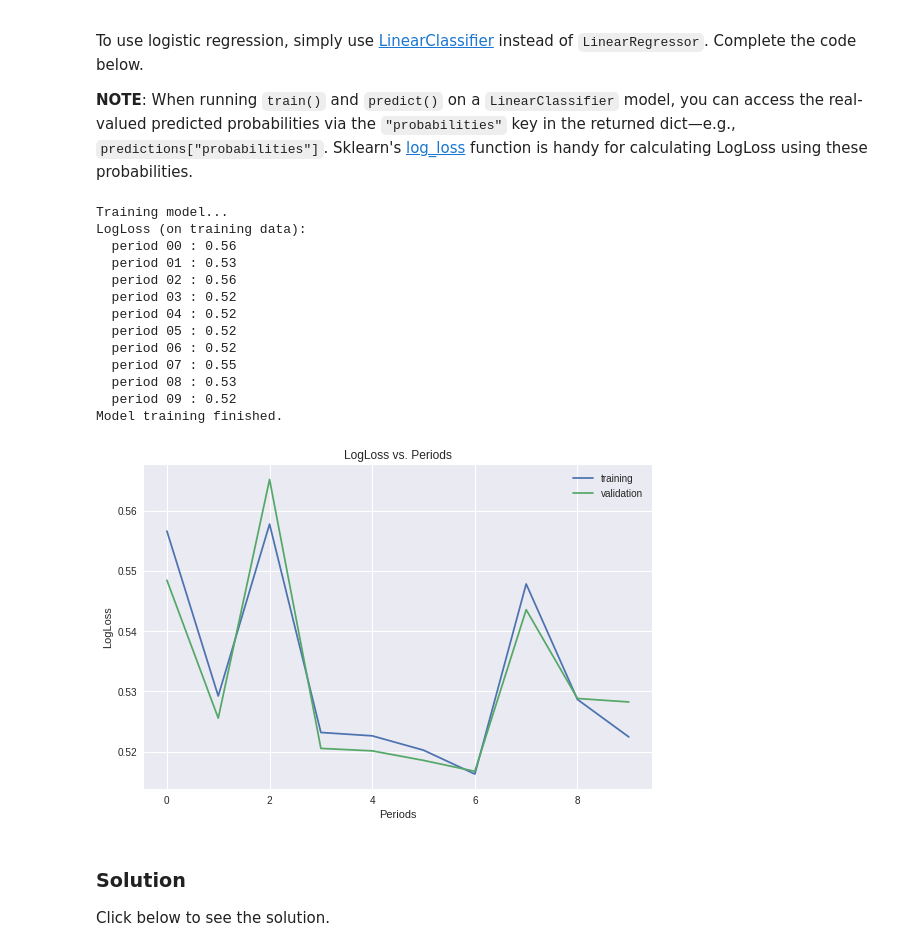
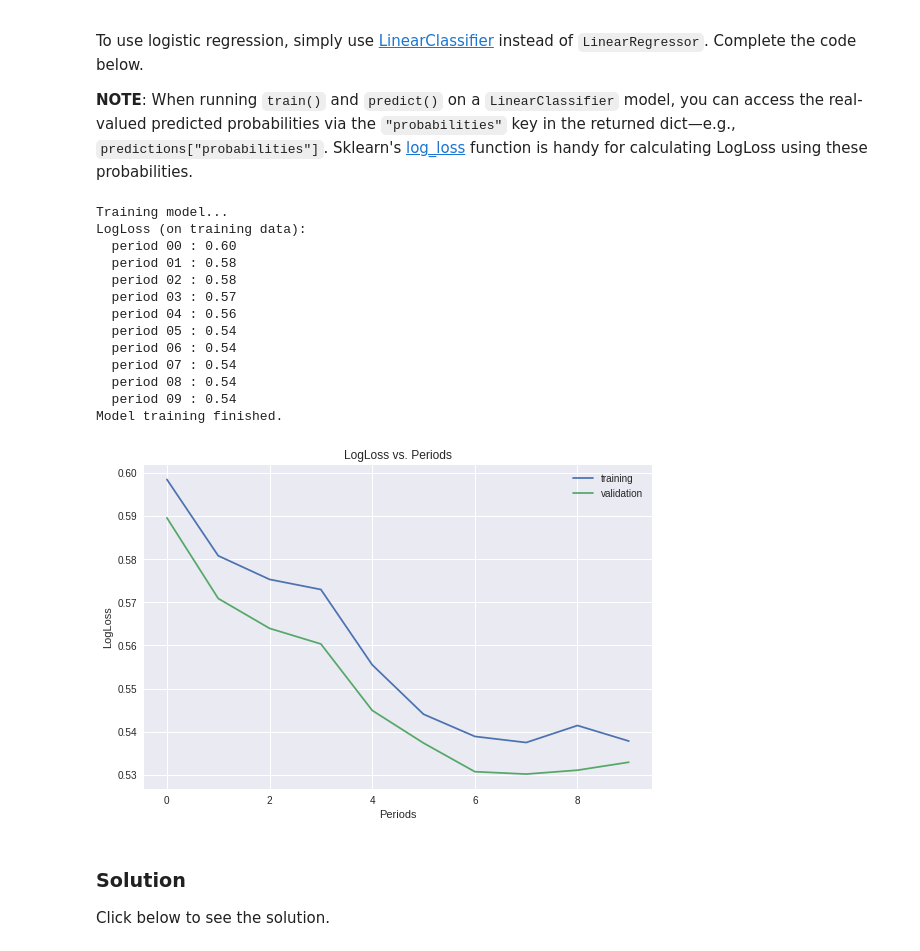
Before and after one commit to NehaAgarwal2598/Assignment-5, a Jupyter notebook: logistic_regression.ipynb, the cells around one changed output. Saved outputs shown, nothing was run; the diff lists cells and outputs as text; code cells hidden in the pictures.

```diff
--- a/logistic_regression.ipynb
+++ b/logistic_regression.ipynb
@@ -408,7 +418,8 @@ def train_linear_classifier_model(
   my_optimizer = tf.contrib.estimator.clip_gradients_by_norm(my_optimizer, 5.0)
   linear_classifier = tf.estimator.LinearClassifier(
       feature_columns=construct_feature_columns(training_examples),
-      optimizer=my_optimizer)
+      optimizer=my_optimizer
+  )
 
   # Create input functions.
   training_input_fn = lambda: my_input_fn(training_examples,
@@ -463,28 +474,28 @@ def train_linear_classifier_model(
   return linear_classifier
 # %%
 linear_classifier = train_linear_classifier_model(
-    learning_rate=0.00005,
-    steps=300,
+    learning_rate=0.000005,
+    steps=500,
     batch_size=20,
     training_examples=training_examples,
     training_targets=training_targets,
     validation_examples=validation_examples,
     validation_targets=validation_targets)
 # %% [output]
 Training model...
 LogLoss (on training data):
-  period 00 : 0.56
-  period 01 : 0.53
-  period 02 : 0.56
-  period 03 : 0.52
-  period 04 : 0.52
-  period 05 : 0.52
-  period 06 : 0.52
-  period 07 : 0.55
-  period 08 : 0.53
-  period 09 : 0.52
+  period 00 : 0.60
+  period 01 : 0.58
+  period 02 : 0.58
+  period 03 : 0.57
+  period 04 : 0.56
+  period 05 : 0.54
+  period 06 : 0.54
+  period 07 : 0.54
+  period 08 : 0.54
+  period 09 : 0.54
 Model training finished.
-[figure, old version]
+[figure, new version]
 # %% [markdown]
 ### Solution
 
```
Also changed, not shown: parts of 10 cells of this notebook.
